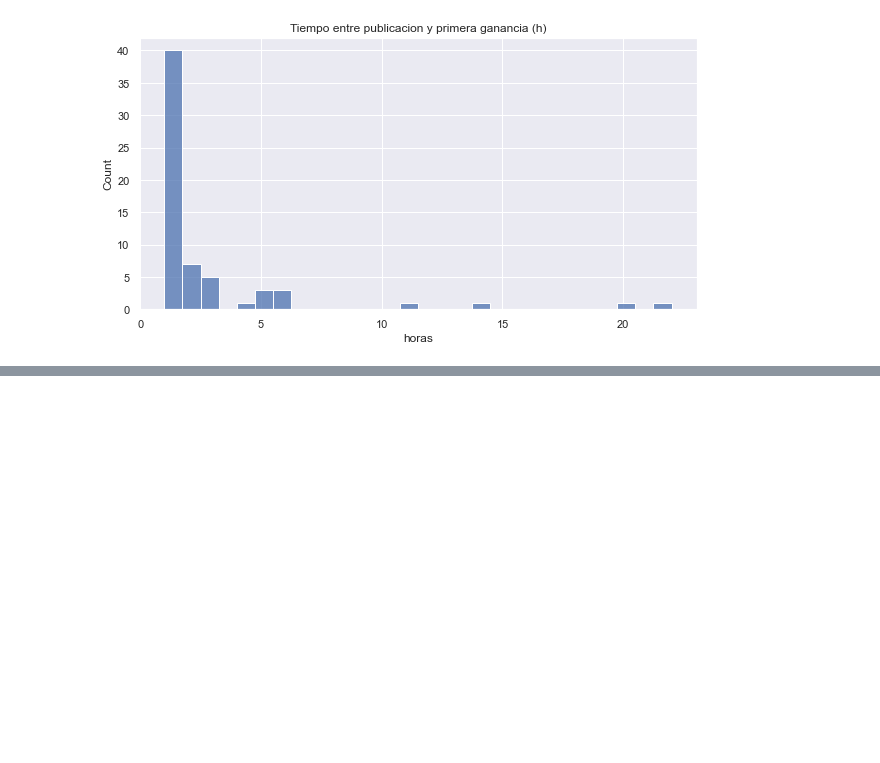
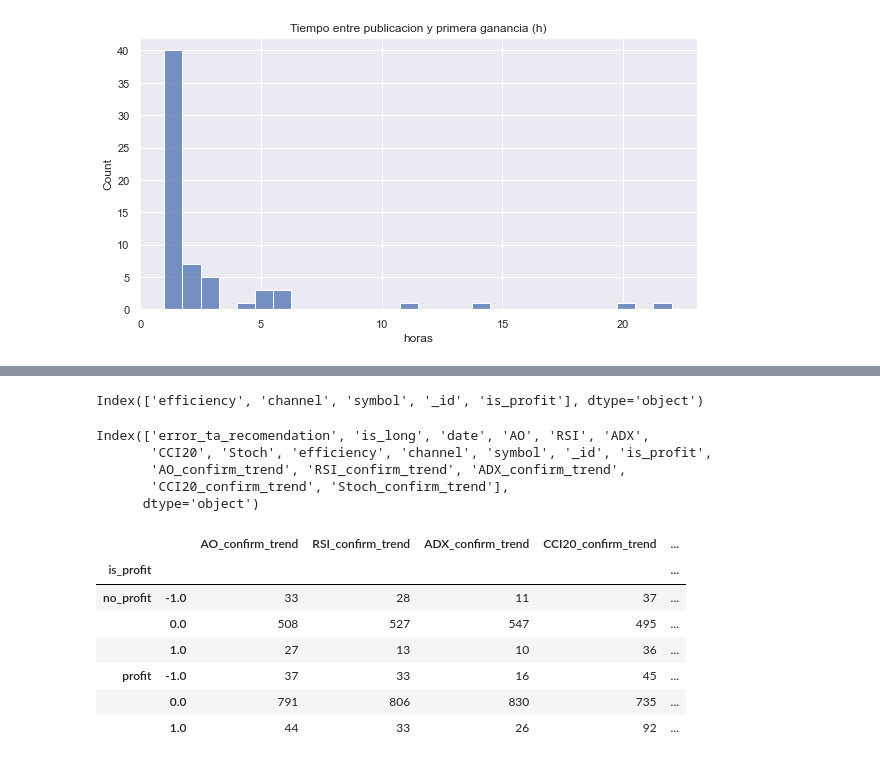
Before and after one commit to joankenobi/analisis_de_datos_copy_trading, a Jupyter notebook: Proyecto/notebooks/Exploracion_de_los_datos_pasantias.ipynb, the cells around one changed output, grey strips where cells are left out. Saved outputs shown, nothing was run; the diff lists cells and outputs as text; code cells hidden in the pictures; blank space fills up the shorter version.

Commit message:
Revisando el comportamiento sobre los ta_recomendations

```diff
--- a/Proyecto/notebooks/Exploracion_de_los_datos_pasantias.ipynb
+++ b/Proyecto/notebooks/Exploracion_de_los_datos_pasantias.ipynb
@@ -633,0 +567,47 @@ pd.concat([
+# %%
+df_isprofit.columns
+# %% [output]
+Index(['efficiency', 'channel', 'symbol', '_id', 'is_profit'], dtype='object')
+# %%
+df_ta_recomendation=pd.concat([df_sygnals[['error_ta_recomendation','is_long','date','AO', 'RSI', 'ADX', 'CCI20', 'Stoch']],df_isprofit],axis=1)
+# %%
+def confirm_is_long(x,ta):
+
+    y=0
+    if (x["is_long"]==True and x[ta]=="long") or (x["is_long"]==False and x[ta]=="short"):
+        y=1
+
+    if (x["is_long"]==True and x[ta]=="short") or (x["is_long"]==False and x[ta]=="long"):
+        y=-1
+    return y
+# %%
+mask=(df_ta_recomendation['error_ta_recomendation'].isna()) & (~df_ta_recomendation['AO'].isna())
+tas=['AO', 'RSI', 'ADX', 'CCI20', 'Stoch']
+for ta in tas:
+    df_ta_recomendation[ta+"_confirm_trend"]=df_ta_recomendation[mask][['is_long',"symbol","date",'AO', 'RSI', 'ADX', 'CCI20', 'Stoch','error_ta_recomendation']].agg(lambda x: confirm_is_long(x,ta),axis=1)
+# %%
+df_ta_recomendation.columns
+# %% [output]
+Index(['error_ta_recomendation', 'is_long', 'date', 'AO', 'RSI', 'ADX',
+       'CCI20', 'Stoch', 'efficiency', 'channel', 'symbol', '_id', 'is_profit',
+       'AO_confirm_trend', 'RSI_confirm_trend', 'ADX_confirm_trend',
+       'CCI20_confirm_trend', 'Stoch_confirm_trend'],
+      dtype='object')
+# %%
+# df_ta_recomendation[['is_profit',
+# 'AO_confirm_trend', 'RSI_confirm_trend', 'ADX_confirm_trend',
+# 'CCI20_confirm_trend', 'Stoch_confirm_trend']].groupby(['is_profit','AO_confirm_trend']).count()
+pd.concat([df_ta_recomendation[['is_profit','AO_confirm_trend','_id']].groupby(['is_profit','AO_confirm_trend']).count().rename(columns={"_id":'AO_confirm_trend'}),
+df_ta_recomendation[['is_profit','RSI_confirm_trend','_id']].groupby(['is_profit','RSI_confirm_trend']).count().rename(columns={"_id":'RSI_confirm_trend'}),
+df_ta_recomendation[['is_profit','ADX_confirm_trend','_id']].groupby(['is_profit','ADX_confirm_trend']).count().rename(columns={"_id":'ADX_confirm_trend'}),
+df_ta_recomendation[['is_profit','CCI20_confirm_trend','_id']].groupby(['is_profit','CCI20_confirm_trend']).count().rename(columns={"_id":'CCI20_confirm_trend'}),
+df_ta_recomendation[['is_profit','Stoch_confirm_trend','_id']].groupby(['is_profit','Stoch_confirm_trend']).count().rename(columns={"_id":'Stoch_confirm_trend'})],axis=1)
+# %% [output]
+|  |  | AO_confirm_trend | RSI_confirm_trend | ADX_confirm_trend | CCI20_confirm_trend | ... |
+| is_profit |  |  |  |  |  | ... |
+| no_profit | -1.0 | 33 | 28 | 11 | 37 | ... |
+|  | 0.0 | 508 | 527 | 547 | 495 | ... |
+|  | 1.0 | 27 | 13 | 10 | 36 | ... |
+| profit | -1.0 | 37 | 33 | 16 | 45 | ... |
+|  | 0.0 | 791 | 806 | 830 | 735 | ... |
+|  | 1.0 | 44 | 33 | 26 | 92 | ... |
```
Also changed, not shown: parts of 18 cells of this notebook, 1 other file.
